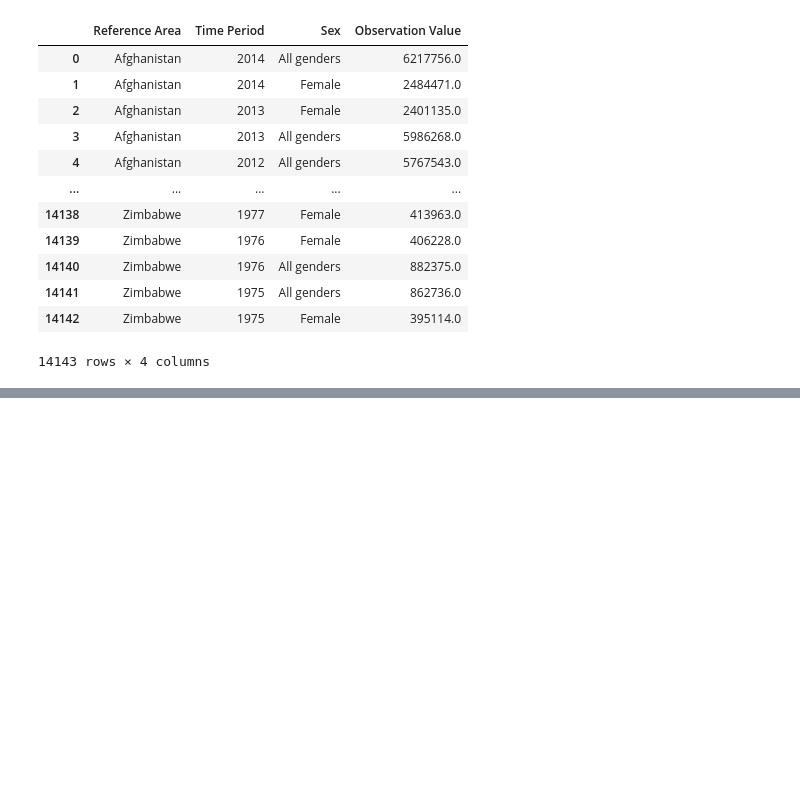
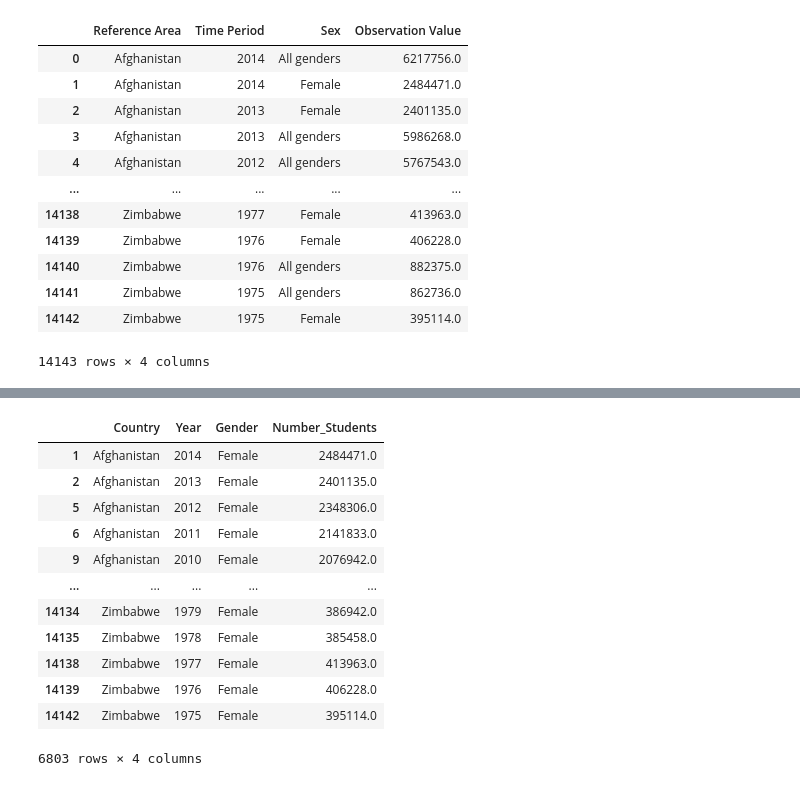
Before and after one commit to nss-data-science-cohort-4/dq1-undata-matttparker, a Jupyter notebook: notebooks/UN_Data_Exploration.ipynb, the cells around one changed output, grey strips where cells are left out. Saved outputs shown, nothing was run; the diff lists cells and outputs as text; code cells hidden in the pictures; blank space fills up the shorter version.

```diff
--- a/notebooks/UN_Data_Exploration.ipynb
+++ b/notebooks/UN_Data_Exploration.ipynb
@@ -731,0 +762,17 @@ primary_education
+# %%
+primary_education_female = primary_education[primary_education['Gender'] == 'Female']
+primary_education_female
+# %% [output]
+|  | Country | Year | Gender | Number_Students |
+| 1 | Afghanistan | 2014 | Female | 2484471.0 |
+| 2 | Afghanistan | 2013 | Female | 2401135.0 |
+| 5 | Afghanistan | 2012 | Female | 2348306.0 |
+| 6 | Afghanistan | 2011 | Female | 2141833.0 |
+| 9 | Afghanistan | 2010 | Female | 2076942.0 |
+| ... | ... | ... | ... | ... |
+| 14134 | Zimbabwe | 1979 | Female | 386942.0 |
+| 14135 | Zimbabwe | 1978 | Female | 385458.0 |
+| 14138 | Zimbabwe | 1977 | Female | 413963.0 |
+| 14139 | Zimbabwe | 1976 | Female | 406228.0 |
+| 14142 | Zimbabwe | 1975 | Female | 395114.0 |
+6803 rows × 4 columns
```
Also changed, not shown: parts of 10 cells of this notebook.
